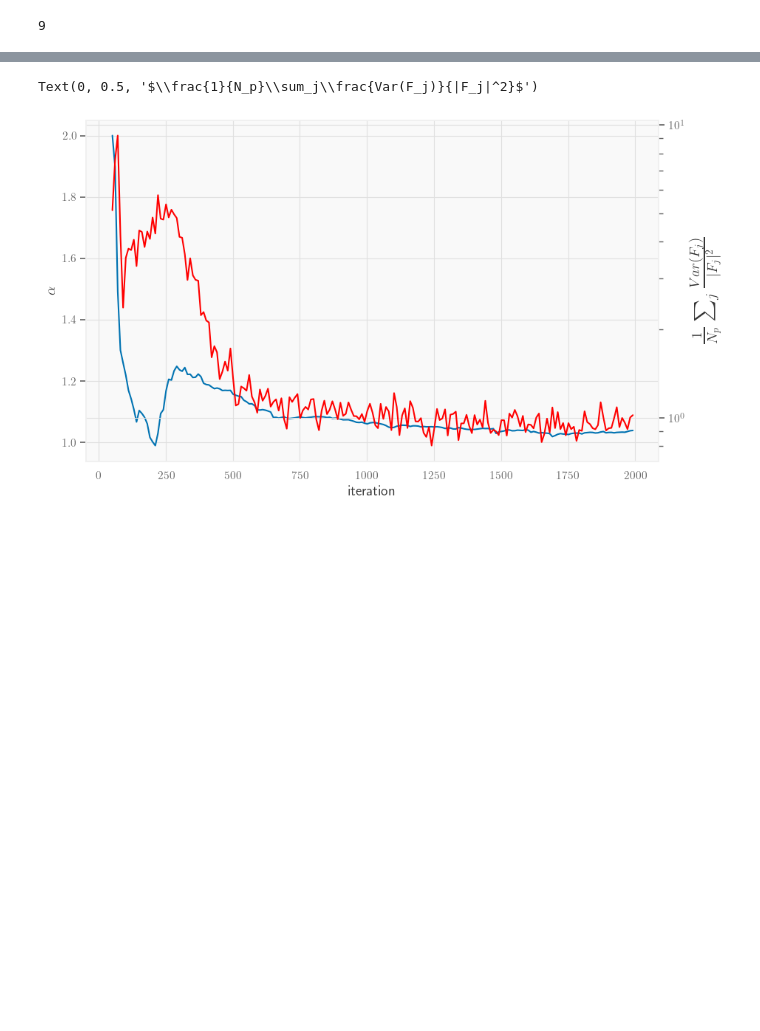
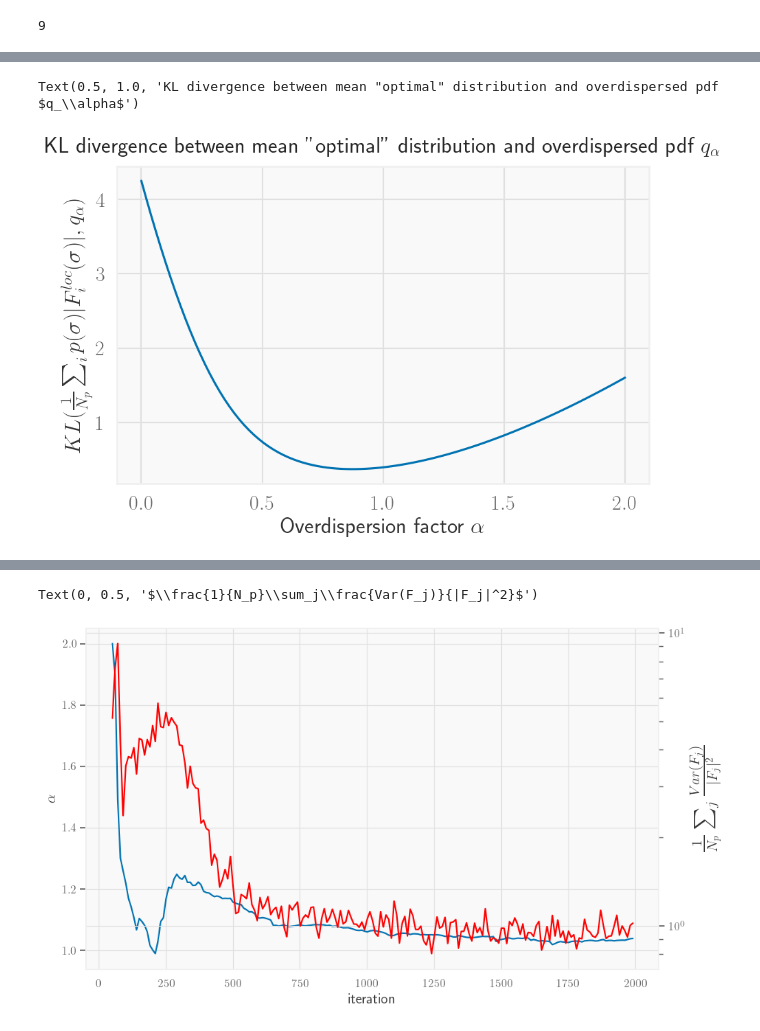
Before and after one commit to AntoineMsy/grad_sample, a Jupyter notebook: notebooks/is_adapt.ipynb, the cells around one changed output, grey strips where cells are left out. Drawn from its saved outputs; the diff is of its cells as text; code cells hidden in the pictures; blank space fills up the shorter version.

```diff
--- a/notebooks/is_adapt.ipynb
+++ b/notebooks/is_adapt.ipynb
@@ -54,0 +70,45 @@ trainer.sample_size
+# %%
+# estimate local grad
+pdf = fs_state.probability_distribution()
+vstate_arr = fs_state.to_array()
+Hloc = trainer.model.hamiltonian.to_sparse() @ vstate_arr / vstate_arr
+Hloc_c = (Hloc - jnp.sum(Hloc*pdf))
+mode = "holomorphic"
+# uncentered jacobian
+jacobian_orig = nkjax.jacobian(
+    fs_state._apply_fun,
+    fs_state.parameters,
+    fs_state.hilbert.all_states(), #in MC state, this is vstate.samples
+    fs_state.model_state,
+    pdf=pdf,
+    mode=mode,
+    dense=True,
+    center=False,
+    chunk_size=10,
+    _sqrt_rescale=False, #(not) rescaled by sqrt[π(x)], but in MC this rescales by 1/sqrt[N_mc]
+)
+# %%
+jacobian_orig_c = jacobian_orig - jnp.sum(jacobian_orig*pdf[:,None],axis=0)
+loc_grad = pdf * jacobian_orig.conj().T * Hloc_c
+loc_grad_c = pdf * jacobian_orig_c.conj().T * Hloc_c
+loc_grad_rescaled = loc_grad / jnp.sum(jnp.abs(loc_grad), axis= 1)[:,None]
+mean_grad = jnp.abs(jnp.mean(jnp.abs(loc_grad_rescaled), axis=0))
+# %%
+# with reweighting |\psi|
+alpha = 1
+mod_pdf = jnp.abs(vstate_arr)**alpha/jnp.sum(jnp.abs(vstate_arr)**alpha)
+# plt.plot(mod_1_pdf)
+# plt.yscale('log')
+def mod_pdf_fun(alpha):
+    return (jnp.abs(vstate_arr)**alpha)/jnp.sum(jnp.abs(vstate_arr)**alpha)
+# %%
+def kl_dist(p1, p2):
+    return jnp.sum(p1 * jnp.log(p1/p2))
+# %%
+plt.plot(jnp.linspace(0,2,100), [kl_dist(mean_grad, mod_pdf_fun(a)) for a in jnp.linspace(0,2,100)])
+plt.ylabel(r'$KL(\frac{1}{N_p}\sum_i p(\sigma)|F_i^{loc}(\sigma)|, q_\alpha)$')
+plt.xlabel(r'Overdispersion factor $\alpha$')
+plt.title(r'KL divergence between mean "optimal" distribution and overdispersed pdf $q_\alpha$')
+# %% [output]
+Text(0.5, 1.0, 'KL divergence between mean "optimal" distribution and overdispersed pdf $q_\\alpha$')
+[figure, added]
```
Also changed, not shown: parts of 9 cells of this notebook, 10 other files.
